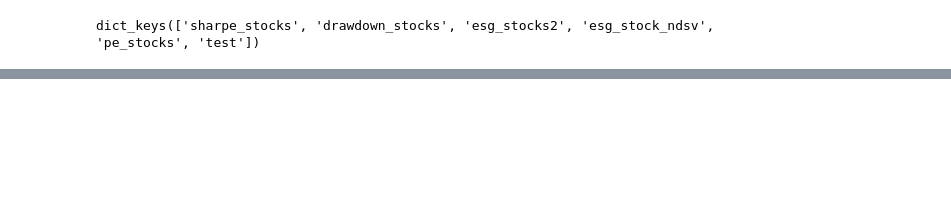
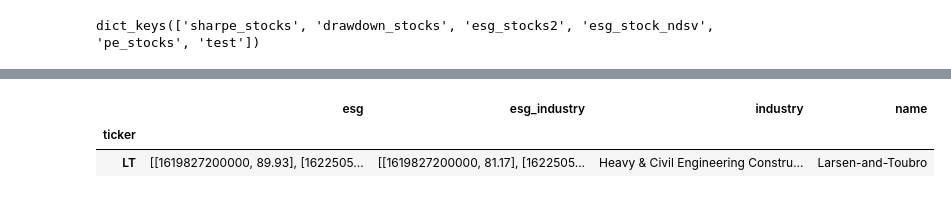
Before and after one commit to jwalit24/BTP_part2, a Jupyter notebook: plot.ipynb, the cells around one changed output, grey strips where cells are left out. Drawn from its saved outputs; the diff is of its cells as text; code cells hidden in the pictures; blank space fills up the shorter version.

```diff
--- a/plot.ipynb
+++ b/plot.ipynb
@@ -79,3 +110,9 @@ HIL
+# %%
+esg_data[esg_data.index == 'LT']
+# %% [output]
+|  | esg | esg_industry | industry | name |
+| ticker |  |  |  |  |
+| LT | [[1619827200000, 89.93], [1622505... | [[1619827200000, 81.17], [1622505... | Heavy & Civil Engineering Constru... | Larsen-and-Toubro |
 # %%
 from plot import generate_plot
 # %%
```
Also changed, not shown: parts of 8 cells of this notebook, 1 other file.
